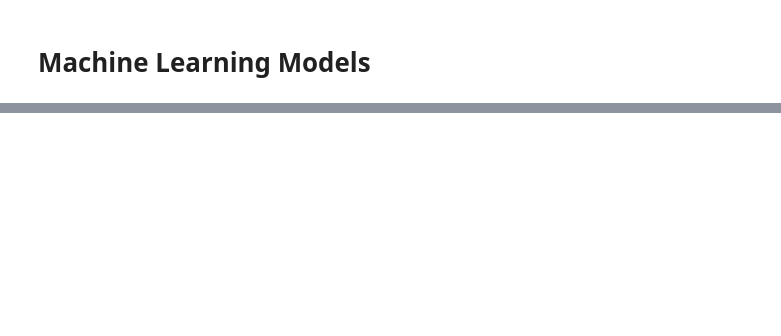
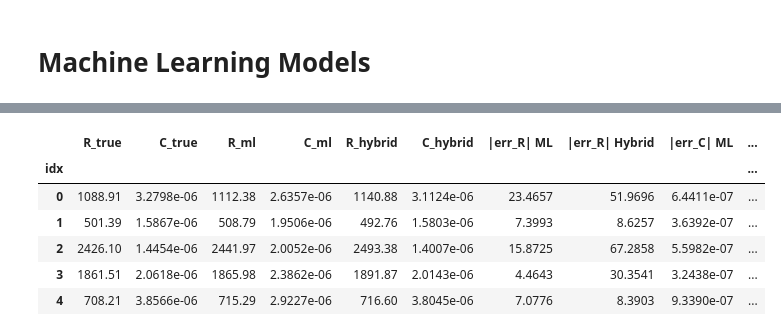
Before and after one commit to Sbrvl/ECSE-343, a Jupyter notebook: group_5_ML.ipynb, the cells around one changed output, grey strips where cells are left out. Cells and saved outputs as stored; diff of their text form; code cells hidden in the pictures; blank space fills up the shorter version.

Commit message:
Notebook: merge resolution and hybrid ML + Gauss-Newton section
Made-with: Cursor

```diff
--- a/group_5_ML.ipynb
+++ b/group_5_ML.ipynb
@@ -100,0 +544,84 @@ Best hyperparams: {'n_estimators': 200, 'max_depth': 10}
+# %%
+from circuit_simulator import CircuitSimulator
+
+# Circuit simulation constants (matching dataset generation in test.py)
+AMPLITUDE = 5.0
+FREQUENCY = 60.0
+DELTA_T   = 1e-4
+# Use first 100 steps to keep each GN call fast (~0.5 s / sample)
+N_STEPS   = 100
+# Tiny epsilon avoids an off-by-one due to float rounding in BEuler's while(t < T)
+T_SUB     = N_STEPS * DELTA_T - 1e-12
+
+def unstandardize(waveform_std, mu, sigma):
+    """Convert standardized (T,4) waveform back to physical units."""
+    if mu is None or sigma is None:
+        return waveform_std
+    return waveform_std * sigma[0] + mu[0]
+
+# If the load-data cell wasn't rerun, pull waveforms/scaling directly from the pickle
+try:
+    X_test_ts
+except NameError:
+    import pickle
+    with open('group_5_dataset.pkl', 'rb') as f:
+        _data_gn = pickle.load(f)
+    X_test_ts = _data_gn['X_test']
+    mu = _data_gn.get('mu', None)
+    sigma = _data_gn.get('sigma', None)
+
+target_is_log = globals().get('target_is_log', False)
+sample_indices = [0, 1, 2, 3, 4]
+
+# RF predictions (physical units) for the chosen test samples
+rf_init = to_phys(best_model.predict(X_test[sample_indices]), target_is_log)
+y_true_phys = np.exp(y_test[sample_indices]) if target_is_log else y_test[sample_indices]
+
+hybrid_rows = []
+for j, idx in enumerate(sample_indices):
+    R_true, C_true = y_true_phys[j, 0], y_true_phys[j, 1]
+    R_ml,   C_ml   = rf_init[j, 0],     rf_init[j, 1]
+
+    # Unstandardize waveform back to physical units, then truncate to N_STEPS
+    waveform = unstandardize(X_test_ts[idx], mu, sigma)[:N_STEPS]
+
+    # Run Gauss-Newton starting from ML prediction
+    mna = CircuitSimulator(AMPLITUDE, FREQUENCY, R_ml, C_ml)
+    R_hybrid, C_hybrid, _ = mna.GaussNewton(
+        R_ml, C_ml, np.zeros(4), waveform, DELTA_T, T_SUB, max_iter=10
+    )
+
+    hybrid_rows.append({
+        "idx":            idx,
+        "R_true":         R_true,
+        "C_true":         C_true,
+        "R_ml":           R_ml,
+        "C_ml":           C_ml,
+        "R_hybrid":       R_hybrid,
+        "C_hybrid":       C_hybrid,
+        "|err_R| ML":     abs(R_ml     - R_true),
+        "|err_R| Hybrid": abs(R_hybrid - R_true),
+        "|err_C| ML":     abs(C_ml     - C_true),
+        "|err_C| Hybrid": abs(C_hybrid - C_true),
+    })
+
+hybrid_df = pd.DataFrame(hybrid_rows).set_index("idx")
+fmt_h = {
+    "R_true": "{:.2f}", "R_ml": "{:.2f}", "R_hybrid": "{:.2f}",
+    "|err_R| ML": "{:.4f}", "|err_R| Hybrid": "{:.4f}",
+    "C_true": "{:.4e}", "C_ml": "{:.4e}", "C_hybrid": "{:.4e}",
+    "|err_C| ML": "{:.4e}", "|err_C| Hybrid": "{:.4e}",
+}
+print(f"Hybrid ML + Gauss-Newton: parameter estimation on {len(sample_indices)} test samples")
+print(f"(GN uses first {N_STEPS} time steps, max_iter=10, warm-started from Random Forest)")
+display(hybrid_df.style.format(fmt_h))
+
+mae_r_ml     = hybrid_df["|err_R| ML"].mean()
+mae_r_hybrid = hybrid_df["|err_R| Hybrid"].mean()
+mae_c_ml     = hybrid_df["|err_C| ML"].mean()
+mae_c_hybrid = hybrid_df["|err_C| Hybrid"].mean()
+print(f"\nMean |err R|: ML = {mae_r_ml:.4f} ohm  -->  Hybrid = {mae_r_hybrid:.4f} ohm  "
+      f"({'improved' if mae_r_hybrid < mae_r_ml else 'no improvement'})")
+print(f"Mean |err C|: ML = {mae_c_ml:.4e} F    -->  Hybrid = {mae_c_hybrid:.4e} F    "
+      f"({'improved' if mae_c_hybrid < mae_c_ml else 'no improvement'})")
+# %% [output]
@@ -100,0 +635,7 @@ Best hyperparams: {'n_estimators': 200, 'max_depth': 10}
+|  | R_true | C_true | R_ml | C_ml | R_hybrid | C_hybrid | |err_R| ML | |err_R| Hybrid | |err_C| ML | ... |
+| idx |  |  |  |  |  |  |  |  |  | ... |
+| 0 | 1088.91 | 3.2798e-06 | 1112.38 | 2.6357e-06 | 1140.88 | 3.1124e-06 | 23.4657 | 51.9696 | 6.4411e-07 | ... |
+| 1 | 501.39 | 1.5867e-06 | 508.79 | 1.9506e-06 | 492.76 | 1.5803e-06 | 7.3993 | 8.6257 | 3.6392e-07 | ... |
+| 2 | 2426.10 | 1.4454e-06 | 2441.97 | 2.0052e-06 | 2493.38 | 1.4007e-06 | 15.8725 | 67.2858 | 5.5982e-07 | ... |
+| 3 | 1861.51 | 2.0618e-06 | 1865.98 | 2.3862e-06 | 1891.87 | 2.0143e-06 | 4.4643 | 30.3541 | 3.2438e-07 | ... |
+| 4 | 708.21 | 3.8566e-06 | 715.29 | 2.9227e-06 | 716.60 | 3.8045e-06 | 7.0776 | 8.3903 | 9.3390e-07 | ... |
```
Also changed, not shown: parts of 22 cells of this notebook.
